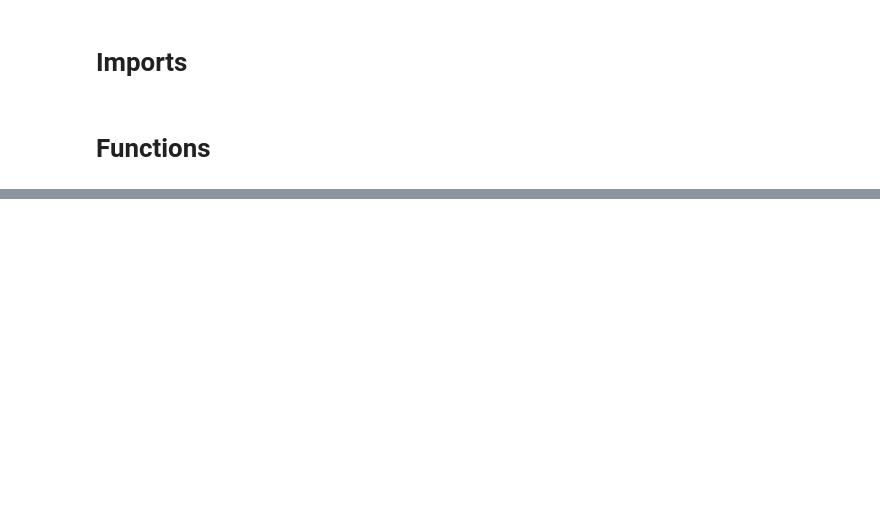
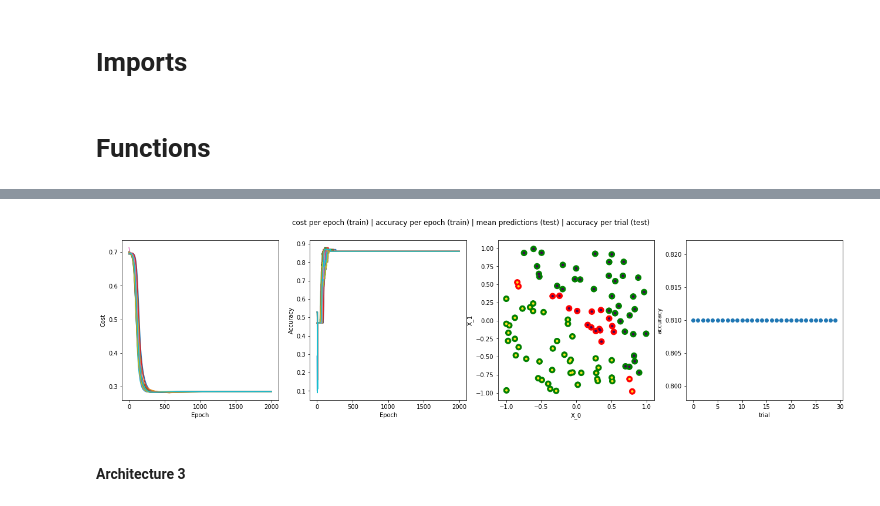
Before and after one commit to MichalBortkiewicz/mlp-neural-network, a Jupyter notebook: notebooks/classification.ipynb, the cells around one changed output, grey strips where cells are left out. Cells and saved outputs as stored; diff of their text form; code cells hidden in the pictures; blank space fills up the shorter version.

Commit message:
classification results for report

```diff
--- a/notebooks/classification.ipynb
+++ b/notebooks/classification.ipynb
@@ -153,0 +192,11 @@ plot_history_predictions(history, predictions, acc, X_test, y_test)
+# %%
+acc, predictions, history = chceck_model_class_binary(X_train.T, X_test.T, y_train, y_test, n_times=30, n_epochs=2000, batch_size=32, alpha=0.07,
+                                                      n_layers=3,
+                                                      n_neurons_per_layer=[2, 10, 1], act_funcs=['relu', 'relu', 'sigmoid'],
+                                                      bias=True, problem='classification_binary', error_function='binary_cross_entropy')
+# %%
+plot_history_predictions(history, predictions, acc, X_test, y_test)
+# %% [output]
+[figure, added]
+# %% [markdown]
+#### Architecture 3
```
Also changed, not shown: parts of 49 cells of this notebook.
